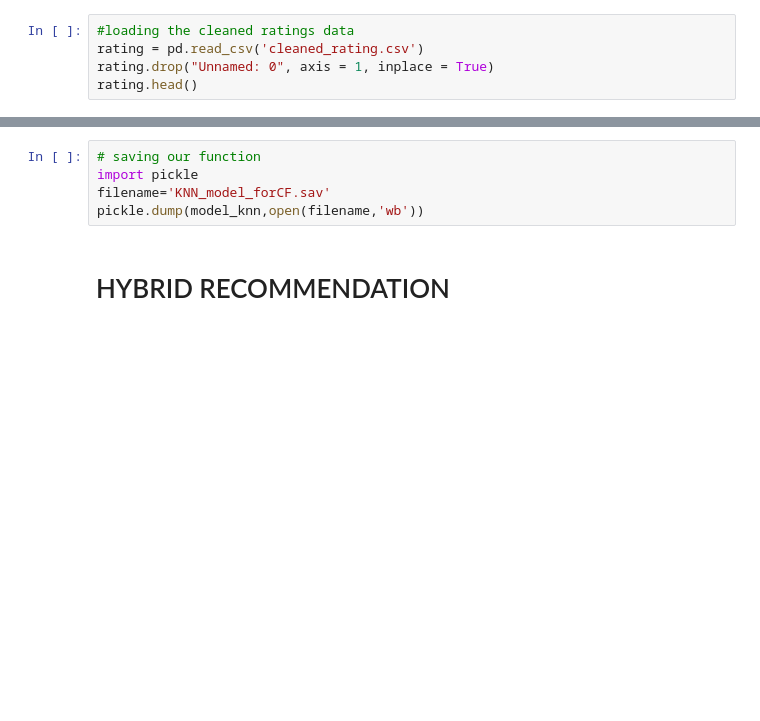
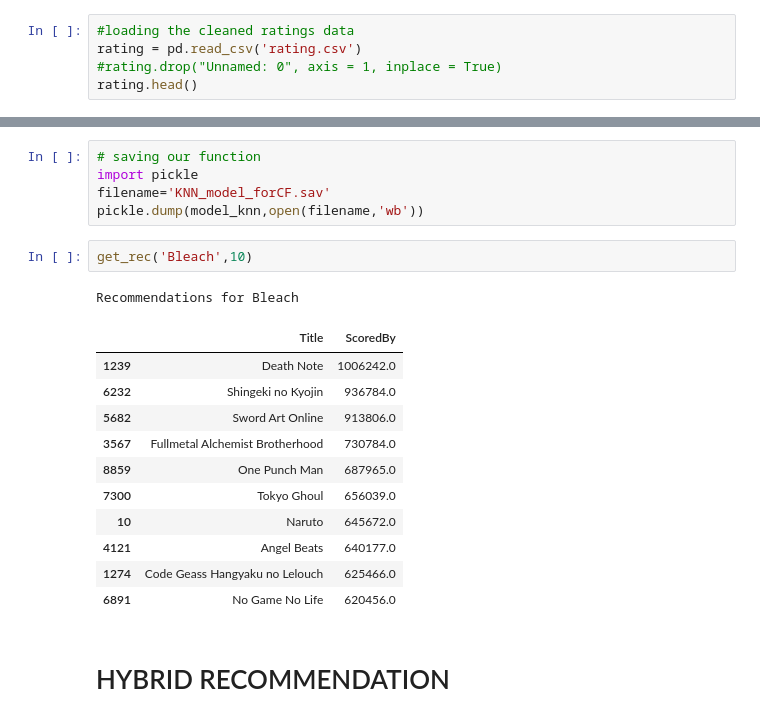
Before and after one commit to felix-n12/Movie-Recommendation-System, a Jupyter notebook: Modelling.ipynb, the cells around one changed output, grey strips where cells are left out. Saved outputs shown, nothing was run; the diff lists cells and outputs as text; blank space fills up the shorter version.

```diff
--- a/Modelling.ipynb
+++ b/Modelling.ipynb
@@ -358,8 +362,8 @@ df_anime.shape
 (12979, 16)
 # %%
 #loading the cleaned ratings data
-rating = pd.read_csv('cleaned_rating.csv')
-rating.drop("Unnamed: 0", axis = 1, inplace = True)
+rating = pd.read_csv('rating.csv')
+#rating.drop("Unnamed: 0", axis = 1, inplace = True)
 rating.head()
 # %% [output]
 |  | user_id | anime_id | rating |
@@ -579,6 +584,21 @@ Recommendations for Naruto
 import pickle
 filename='KNN_model_forCF.sav'
 pickle.dump(model_knn,open(filename,'wb'))
+# %%
+get_rec('Bleach',10)
+# %% [output]
+Recommendations for Bleach
+|  | Title | ScoredBy |
+| 1239 | Death Note | 1006242.0 |
+| 6232 | Shingeki no Kyojin | 936784.0 |
+| 5682 | Sword Art Online | 913806.0 |
+| 3567 | Fullmetal Alchemist Brotherhood | 730784.0 |
+| 8859 | One Punch Man | 687965.0 |
+| 7300 | Tokyo Ghoul | 656039.0 |
+| 10 | Naruto | 645672.0 |
+| 4121 | Angel Beats | 640177.0 |
+| 1274 | Code Geass Hangyaku no Lelouch | 625466.0 |
+| 6891 | No Game No Life | 620456.0 |
 # %% [markdown]
 # HYBRID RECOMMENDATION
 # %% [markdown]
```
Also changed, not shown: parts of 35 cells of this notebook, 6 other files.
